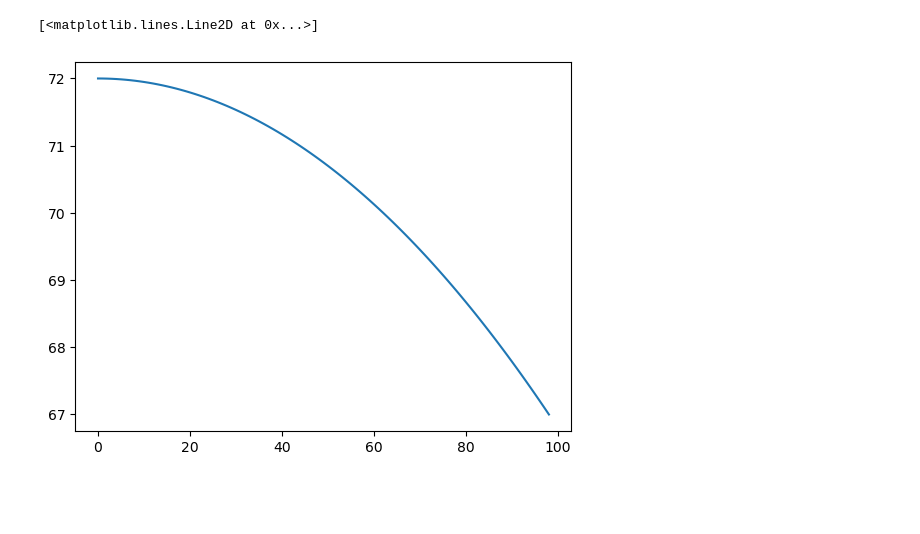
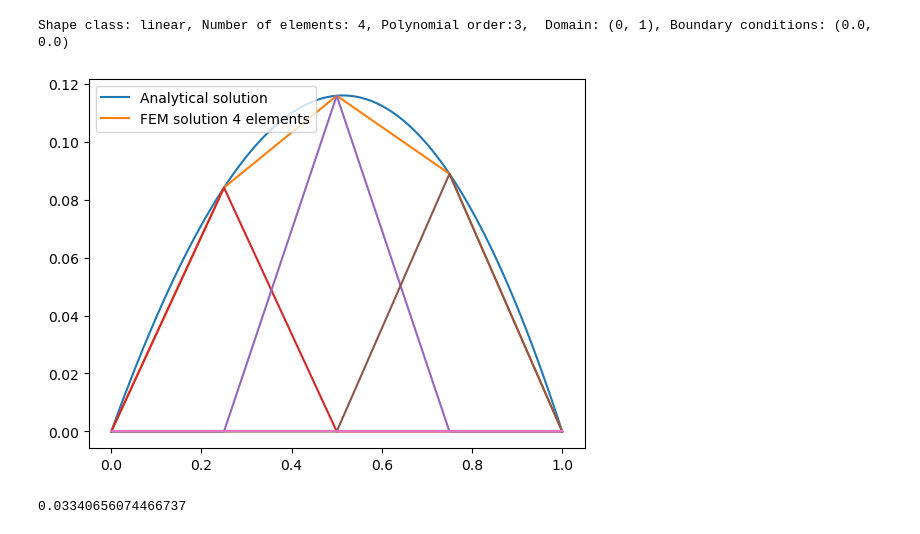
Before and after one commit to Xiaosen9807/Advanced-Finite-Element-Methods, a Jupyter notebook: FEM_1D/main_1d.ipynb, the cells around one changed output. Saved outputs shown, nothing was run; the diff lists cells and outputs as text; code cells hidden in the pictures; blank space fills up the shorter version.

```diff
--- a/FEM_1D/main_1d.ipynb
+++ b/FEM_1D/main_1d.ipynb
@@ -14,7 +16,7 @@ fontsize = 15
 # %%
-num_elems = 3
+num_elems = 4
 domain = (0, 1)
-p = 1
+p = 3
 mesh = np.linspace(domain[0], domain[1], num_elems+1)
 a = .5*1
 xb = 0.8
@@ -25,6 +27,3 @@ elif a == 0.5:
 exact_func = exact_fn(a = a, xb=xb)
 rhs_func = rhs_fn(a=a, xb=xb)
 BCs = (exact_func(domain[0]), exact_func(domain[-1]))
-print(BCs)
-U_l_test, phi_phip_l_test, uh_l_test, cont_K_l_test = FEM_1D(shape_class = linear,p=p, num_elems = num_elems, domain = domain,rhs_func = rhs_func,exact_func=exact_func, BCs = BCs, verbose = True)
-# cal_energy(U_l_test, phi_phip_l_test)
@@ -35,7 +30,7 @@ Shape class: linear, Number of elements: 3, Polynomial order:1,  Domain: (0, 1),
-# %%
-test_x = np.linspace(0, 1, 99)
-
-plt.plot(exact_func(test_x))
-# %% [output]
-[<matplotlib.lines.Line2D at 0x...>]
-[figure, removed]
+# %%
+U_l_test, phi_phip_l_test, uh_l_test, cont_K_l_test = FEM_1D(shape_class = linear,p=p, num_elems = num_elems, domain = domain,rhs_func = rhs_func,exact_func=exact_func, BCs = BCs, verbose = True)
+cal_energy(U_l_test, phi_phip_l_test)
+# %% [output]
+Shape class: linear, Number of elements: 4, Polynomial order:3,  Domain: (0, 1), Boundary conditions: (0.0, 0.0)
+[figure, added]
+0.03340656074466737
```
Also changed, not shown: parts of 35 cells of this notebook, 31 other files.
